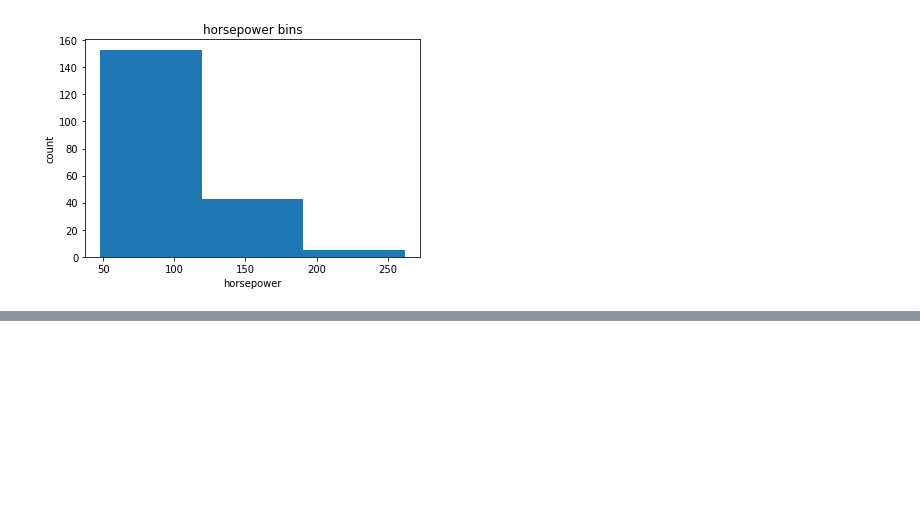
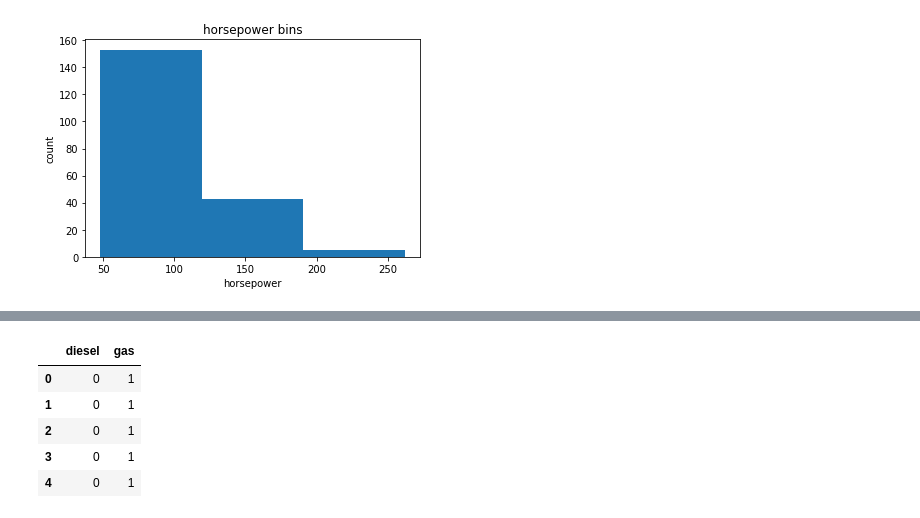
Before and after one commit to iimashfaaq/Data-Science, a Jupyter notebook: automobile_price_analysis.ipynb, the cells around one changed output, grey strips where cells are left out. Drawn from its saved outputs; the diff is of its cells as text; code cells hidden in the pictures; blank space fills up the shorter version.

```diff
--- a/automobile_price_analysis.ipynb
+++ b/automobile_price_analysis.ipynb
@@ -676,0 +723,11 @@ Text(0.5, 1.0, 'horsepower bins')
+# %%
+# Change column names for clearer undersatnding
+dummy_variable_1.rename(columns={'fuel-type-diesel':'gas', 'fuel-type-diesel':'diesel'}, inplace=True)
+dummy_variable_1.head()
+# %% [output]
+|  | diesel | gas |
+| 0 | 0 | 1 |
+| 1 | 0 | 1 |
+| 2 | 0 | 1 |
+| 3 | 0 | 1 |
+| 4 | 0 | 1 |
```
Also changed, not shown: parts of 11 cells of this notebook, 2 other files.
